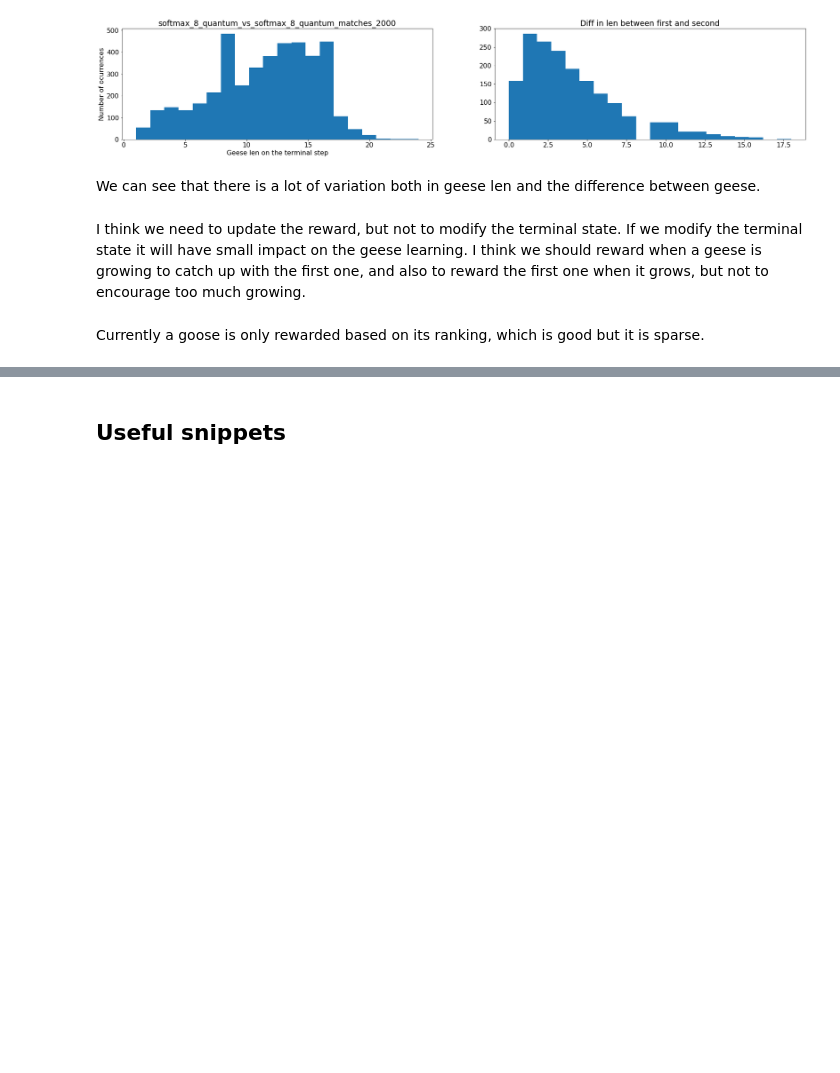
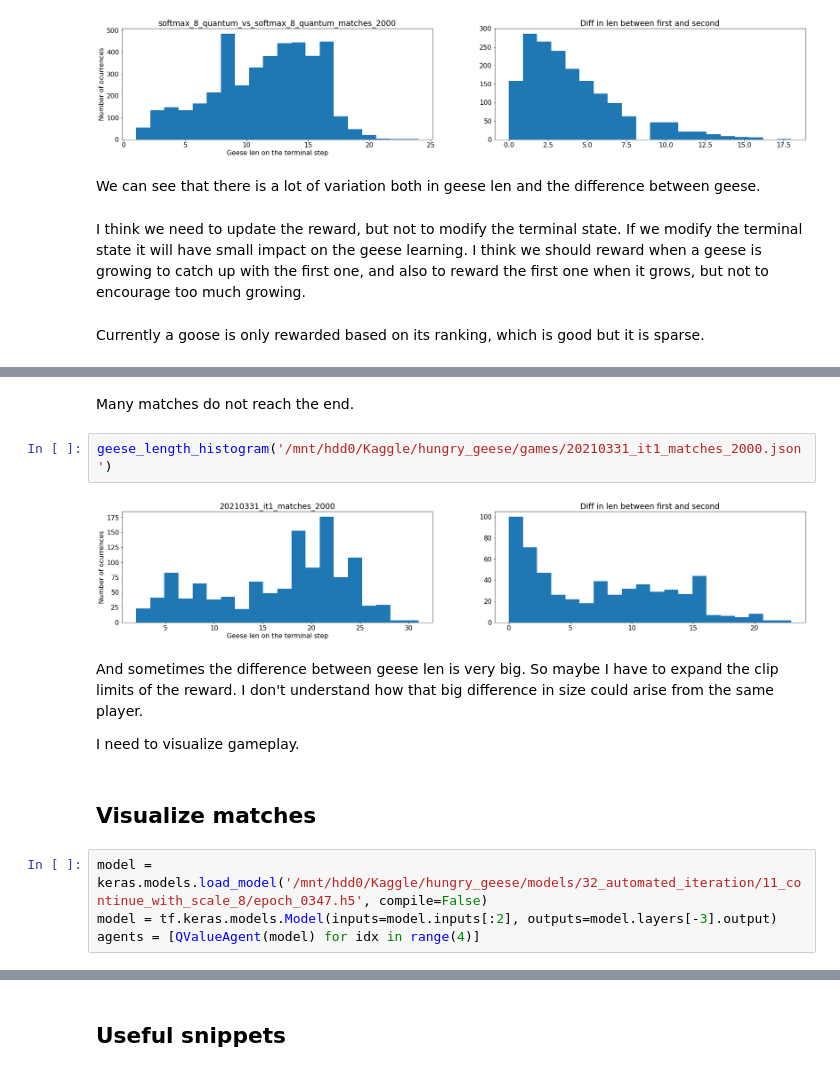
Before and after one commit to ironbar/hungry_geese, a Jupyter notebook: notebooks/007_ladder_of_agents_2.ipynb, the cells around one changed output, grey strips where cells are left out. Saved outputs shown, nothing was run; the diff lists cells and outputs as text; blank space fills up the shorter version.

```diff
--- a/notebooks/007_ladder_of_agents_2.ipynb
+++ b/notebooks/007_ladder_of_agents_2.ipynb
@@ -1062,0 +1102,16 @@ Currently a goose is only rewarded based on its ranking, which is good but it is
+# %% [markdown]
+Many matches do not reach the end.
+# %%
+geese_length_histogram('/mnt/hdd0/Kaggle/hungry_geese/games/20210331_it1_matches_2000.json')
+# %% [output]
+[figure, added]
+# %% [markdown]
+And sometimes the difference between geese len is very big. So maybe I have to expand the clip limits of the reward. I don't understand how that big difference in size could arise from the same player.
+
+I need to visualize gameplay.
+# %% [markdown]
+## Visualize matches
+# %%
+model = keras.models.load_model('/mnt/hdd0/Kaggle/hungry_geese/models/32_automated_iteration/11_continue_with_scale_8/epoch_0347.h5', compile=False)
+model = tf.keras.models.Model(inputs=model.inputs[:2], outputs=model.layers[-3].output)
+agents = [QValueAgent(model) for idx in range(4)]
```
Also changed, not shown: parts of 17 cells of this notebook, 2 other files.
